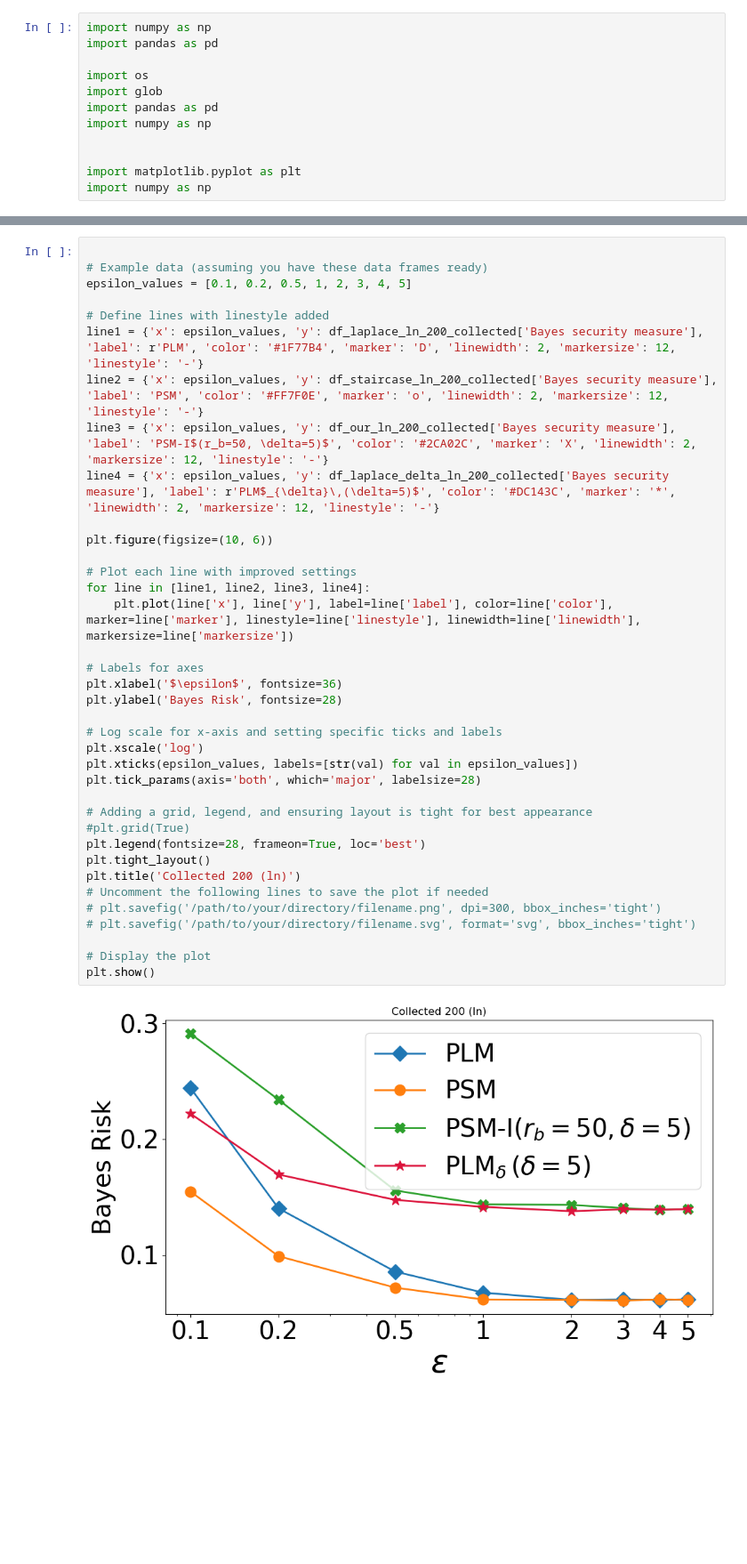
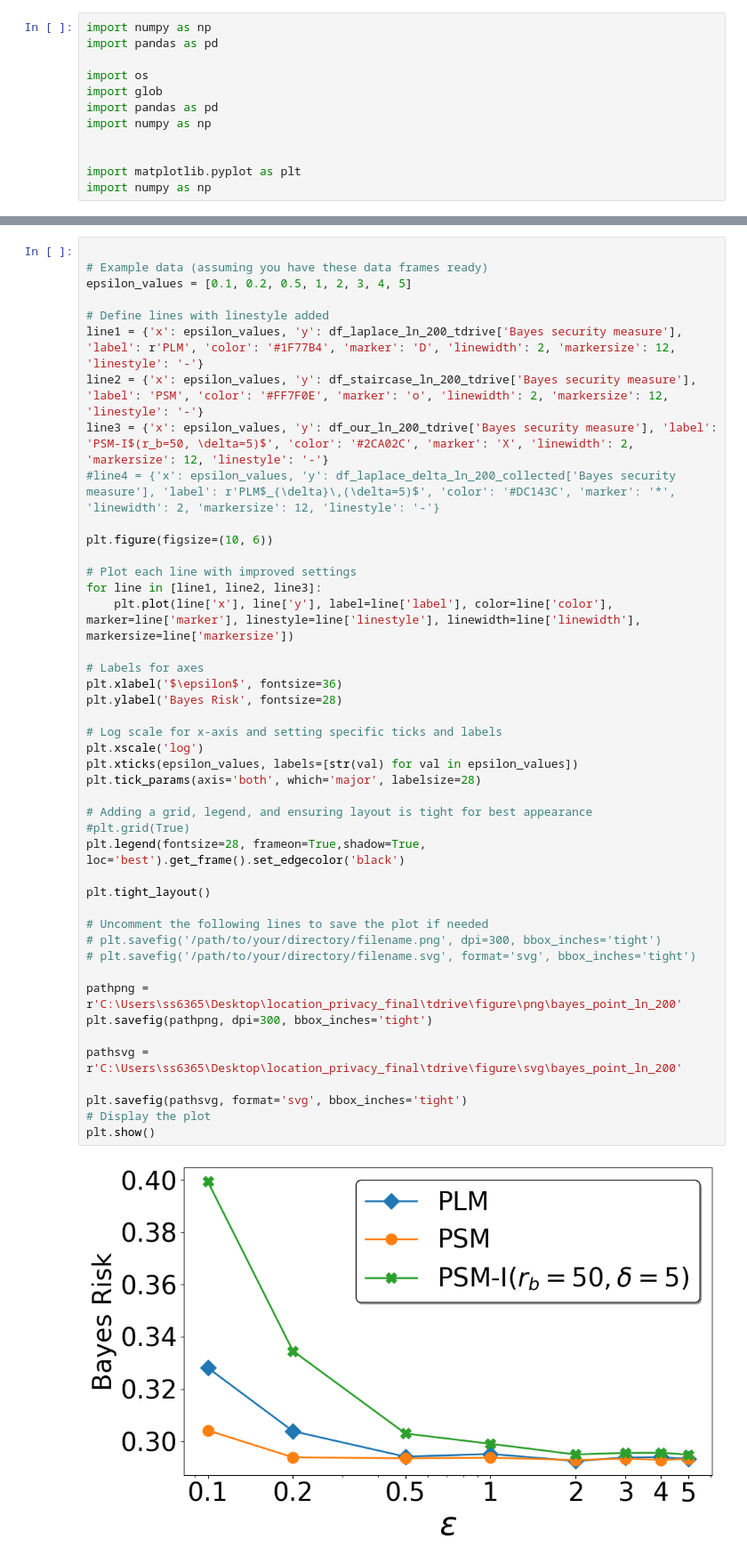
Before and after one commit to shafizurRseeam/location_privacy, a Jupyter notebook: fbleau_figure_tdrive.ipynb, the cells around one changed output, grey strips where cells are left out. Shown: that part at 89% size. Drawn from its saved outputs; the diff is of its cells as text; blank space fills up the shorter version.

```diff
--- a/fbleau_figure_tdrive.ipynb
+++ b/fbleau_figure_tdrive.ipynb
@@ -123,40 +119,47 @@ plt.show()
 
 # Example data (assuming you have these data frames ready)
 epsilon_values = [0.1, 0.2, 0.5, 1, 2, 3, 4, 5]
 
 # Define lines with linestyle added
-line1 = {'x': epsilon_values, 'y': df_laplace_ln_200_collected['Bayes security measure'], 'label': r'PLM', 'color': '#1F77B4', 'marker': 'D', 'linewidth': 2, 'markersize': 12, 'linestyle': '-'}
-line2 = {'x': epsilon_values, 'y': df_staircase_ln_200_collected['Bayes security measure'], 'label': 'PSM', 'color': '#FF7F0E', 'marker': 'o', 'linewidth': 2, 'markersize': 12, 'linestyle': '-'}
-line3 = {'x': epsilon_values, 'y': df_our_ln_200_collected['Bayes security measure'], 'label': 'PSM-I$(r_b=50, \delta=5)$', 'color': '#2CA02C', 'marker': 'X', 'linewidth': 2, 'markersize': 12, 'linestyle': '-'}
-line4 = {'x': epsilon_values, 'y': df_laplace_delta_ln_200_collected['Bayes security measure'], 'label': r'PLM$_{\delta}\,(\delta=5)$', 'color': '#DC143C', 'marker': '*', 'linewidth': 2, 'markersize': 12, 'linestyle': '-'}
+line1 = {'x': epsilon_values, 'y': df_laplace_ln_200_tdrive['Bayes security measure'], 'label': r'PLM', 'color': '#1F77B4', 'marker': 'D', 'linewidth': 2, 'markersize': 12, 'linestyle': '-'}
+line2 = {'x': epsilon_values, 'y': df_staircase_ln_200_tdrive['Bayes security measure'], 'label': 'PSM', 'color': '#FF7F0E', 'marker': 'o', 'linewidth': 2, 'markersize': 12, 'linestyle': '-'}
+line3 = {'x': epsilon_values, 'y': df_our_ln_200_tdrive['Bayes security measure'], 'label': 'PSM-I$(r_b=50, \delta=5)$', 'color': '#2CA02C', 'marker': 'X', 'linewidth': 2, 'markersize': 12, 'linestyle': '-'}
+#line4 = {'x': epsilon_values, 'y': df_laplace_delta_ln_200_collected['Bayes security measure'], 'label': r'PLM$_{\delta}\,(\delta=5)$', 'color': '#DC143C', 'marker': '*', 'linewidth': 2, 'markersize': 12, 'linestyle': '-'}
 
 plt.figure(figsize=(10, 6))
 
 # Plot each line with improved settings
-for line in [line1, line2, line3, line4]:
+for line in [line1, line2, line3]:
     plt.plot(line['x'], line['y'], label=line['label'], color=line['color'], marker=line['marker'], linestyle=line['linestyle'], linewidth=line['linewidth'], markersize=line['markersize'])
 
 # Labels for axes
 plt.xlabel('$\epsilon$', fontsize=36)
 plt.ylabel('Bayes Risk', fontsize=28)
 
 # Log scale for x-axis and setting specific ticks and labels
 plt.xscale('log')
 plt.xticks(epsilon_values, labels=[str(val) for val in epsilon_values])
 plt.tick_params(axis='both', which='major', labelsize=28)
 
 # Adding a grid, legend, and ensuring layout is tight for best appearance
 #plt.grid(True)
-plt.legend(fontsize=28, frameon=True, loc='best')
+plt.legend(fontsize=28, frameon=True,shadow=True, loc='best').get_frame().set_edgecolor('black')
+
 plt.tight_layout()
-plt.title('Collected 200 (ln)')
+
 # Uncomment the following lines to save the plot if needed
 # plt.savefig('/path/to/your/directory/filename.png', dpi=300, bbox_inches='tight')
 # plt.savefig('/path/to/your/directory/filename.svg', format='svg', bbox_inches='tight')
 
+pathpng = r'C:\Users\ss6365\Desktop\location_privacy_final\tdrive\figure\png\bayes_point_ln_200'
+plt.savefig(pathpng, dpi=300, bbox_inches='tight')
+
+pathsvg = r'C:\Users\ss6365\Desktop\location_privacy_final\tdrive\figure\svg\bayes_point_ln_200'
+
+plt.savefig(pathsvg, format='svg', bbox_inches='tight')
 # Display the plot
 plt.show()
 # %% [output]
-[figure, old version]
+[figure, new version]
 # %%
 
```
Also changed, not shown: parts of 6 cells of this notebook, 5 other files.
